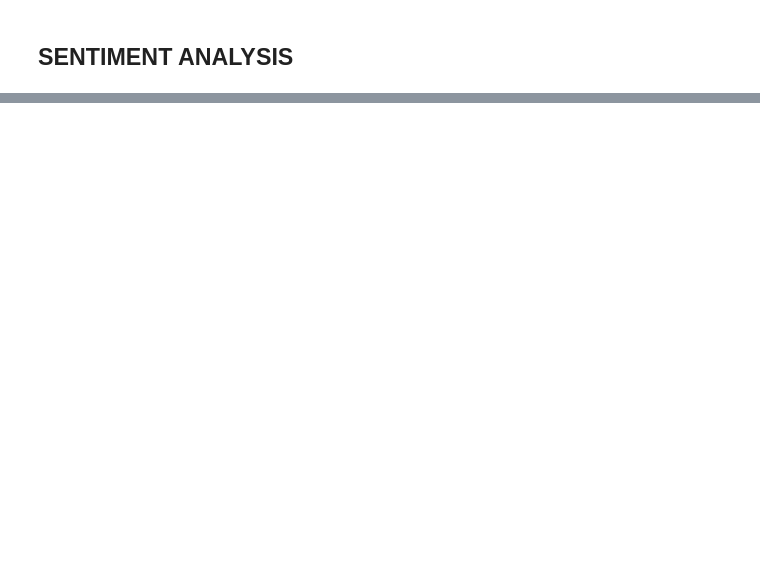
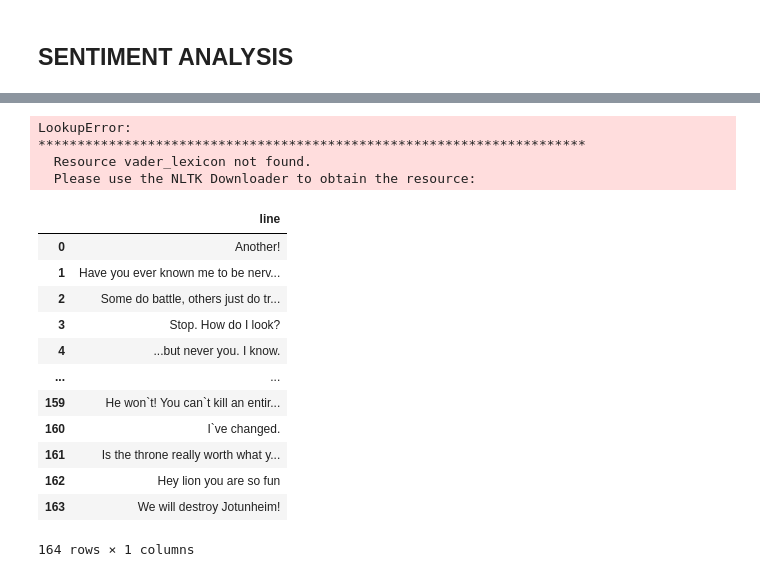
Before and after one commit to Carlosleono/API-creation-and-sentiment-analysis, a Jupyter notebook: Notebooks/2_API.ipynb, the cells around one changed output, grey strips where cells are left out. Drawn from its saved outputs; the diff is of its cells as text; code cells hidden in the pictures; blank space fills up the shorter version.

Commit message:
falla sentiment

```diff
--- a/Notebooks/2_API.ipynb
+++ b/Notebooks/2_API.ipynb
@@ -93,0 +114,11 @@ b'<!DOCTYPE HTML PUBLIC "-//W3C//DTD HTML 4.01 Transitional//EN"\n  "http://www.
+# %%
+def tokenizer(txt):
+    nlp = spacy.load("en_core_web_sm")
+    tokens = nlp(txt)
+    filtered = []
+    for token in tokens:
+        if not token.is_stop:
+            lemma = token.lemma_.lower().strip()
+            if re.search('^[a-zA-Z]+$',lemma):
+                filtered.append(lemma)
+    return " ".join(filtered)
@@ -93,0 +132,6 @@ b'<!DOCTYPE HTML PUBLIC "-//W3C//DTD HTML 4.01 Transitional//EN"\n  "http://www.
+# %%
+def sentiment(quote):
+    sia = SentimentIntensityAnalyzer()
+    polarity = sia.polarity_scores(quote)
+    pol = polarity["compound"]
+    return pol
@@ -93,0 +149,27 @@ b'<!DOCTYPE HTML PUBLIC "-//W3C//DTD HTML 4.01 Transitional//EN"\n  "http://www.
+# %%
+df = sentiment_analysis('THOR','Thor')
+
+df['Tokenized'] = df['line'][:10].apply(tokenizer)
+# %%
+df['Sentiments'] = df['Tokenized'].apply(sentiment)
+# %% [output]
+LookupError:
+**********************************************************************
+  Resource vader_lexicon not found.
+  Please use the NLTK Downloader to obtain the resource:
+# %%
+df
+# %% [output]
+|  | line |
+| 0 | Another! |
+| 1 | Have you ever known me to be nerv... |
+| 2 | Some do battle, others just do tr... |
+| 3 | Stop. How do I look? |
+| 4 | ...but never you. I know. |
+| ... | ... |
+| 159 | He won`t! You can`t kill an entir... |
+| 160 | I`ve changed. |
+| 161 | Is the throne really worth what y... |
+| 162 | Hey lion you are so fun |
+| 163 | We will destroy Jotunheim! |
+164 rows × 1 columns
```
Also changed, not shown: parts of 15 cells of this notebook, 2 other files.
